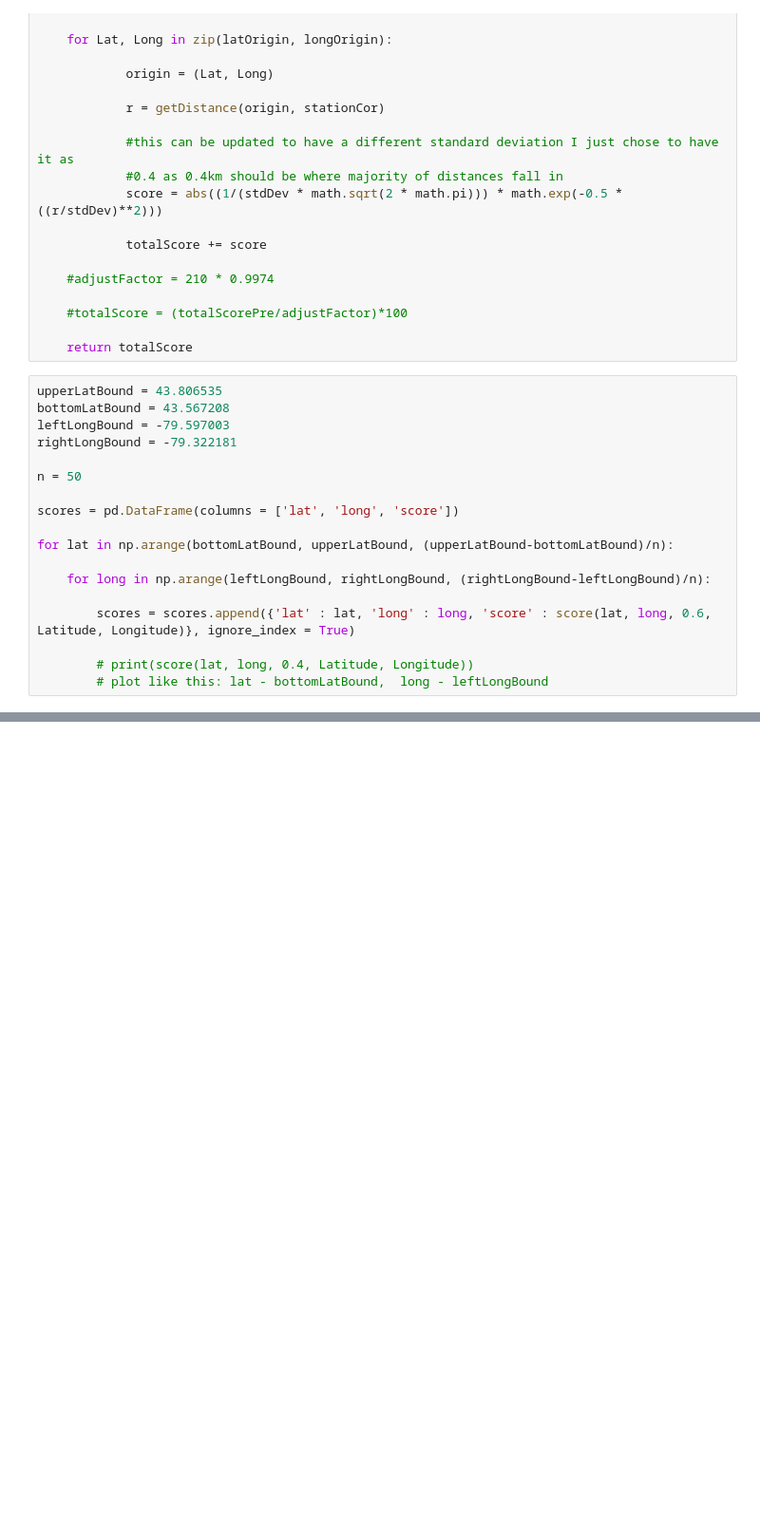
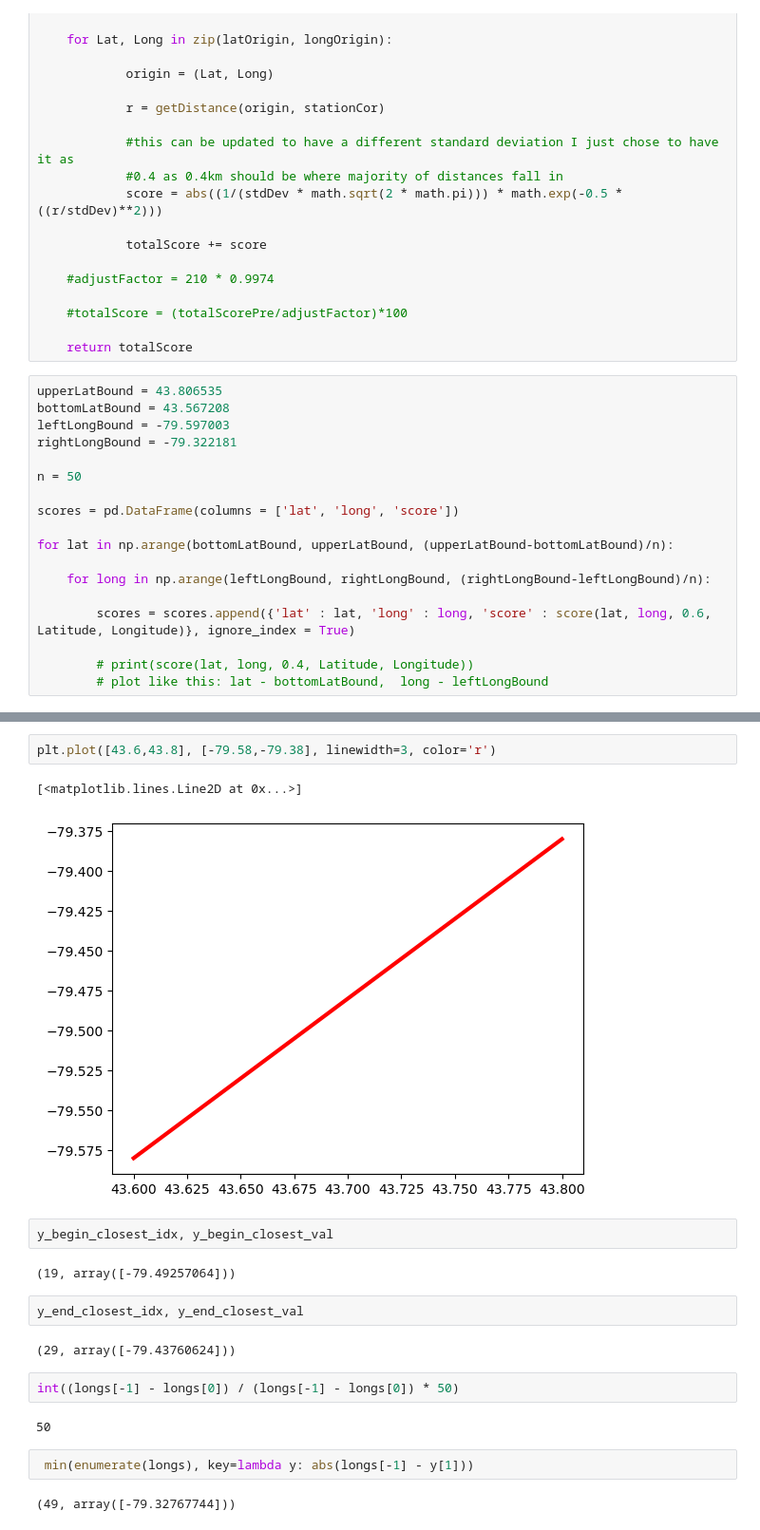
Before and after one commit to geotrieu/transit-ai, a Jupyter notebook: src/preprocessing.ipynb, the cells around one changed output, grey strips where cells are left out. Shown at 95% size. Drawn from its saved outputs; the diff is of its cells as text; blank space fills up the shorter version.

```diff
--- a/src/preprocessing.ipynb
+++ b/src/preprocessing.ipynb
@@ -199,0 +222,21 @@ ax.scatter(scores["lat"], scores["long"], scores["score"])
+# %%
+plt.plot([43.6,43.8], [-79.58,-79.38], linewidth=3, color='r')
+# %% [output]
+[<matplotlib.lines.Line2D at 0x...>]
+[figure, added]
+# %%
+y_begin_closest_idx, y_begin_closest_val
+# %% [output]
+(19, array([-79.49257064]))
+# %%
+y_end_closest_idx, y_end_closest_val
+# %% [output]
+(29, array([-79.43760624]))
+# %%
+int((longs[-1] - longs[0]) / (longs[-1] - longs[0]) * 50)
+# %% [output]
+50
+# %%
+ min(enumerate(longs), key=lambda y: abs(longs[-1] - y[1]))
+# %% [output]
+(49, array([-79.32767744]))
```
Also changed, not shown: parts of 7 cells of this notebook.
